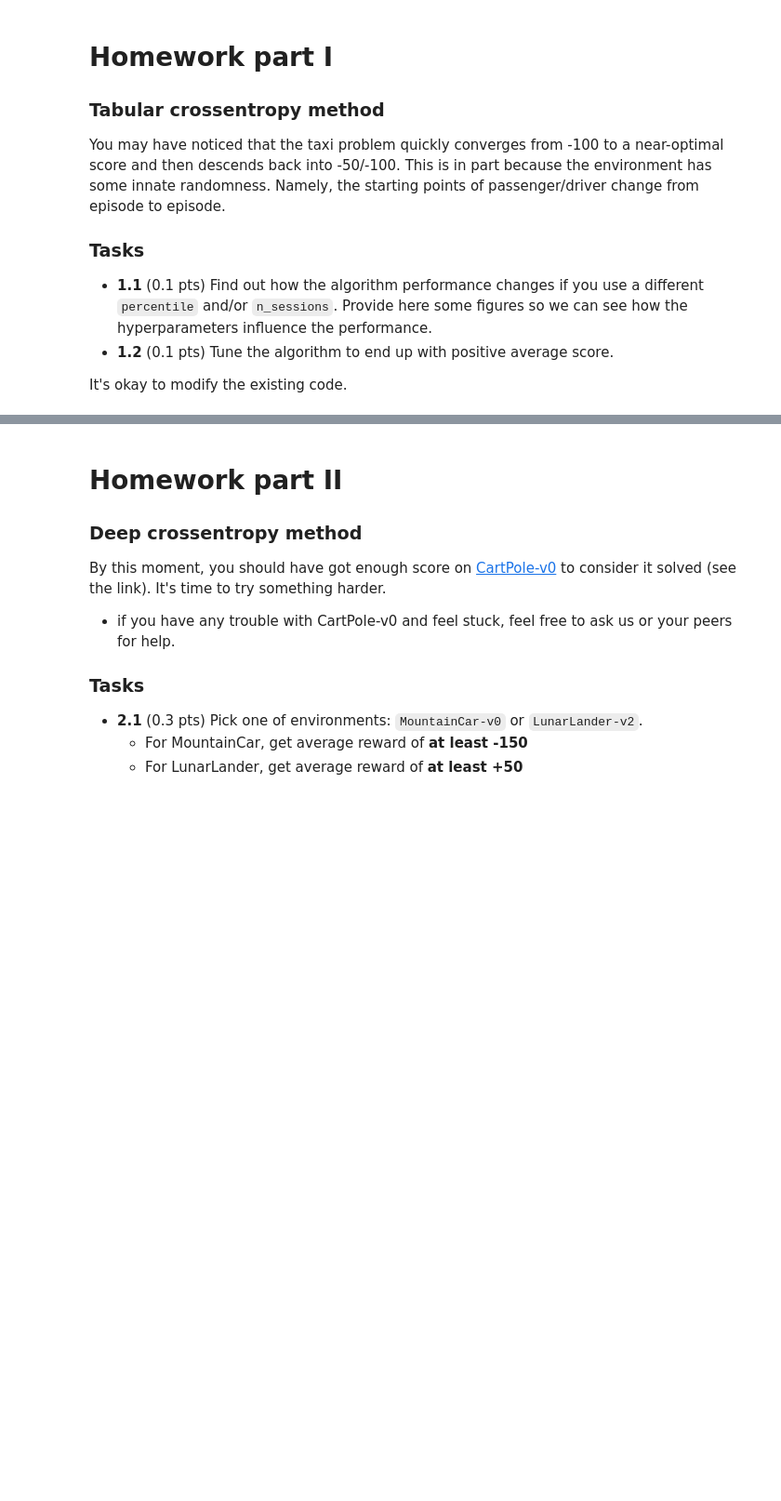
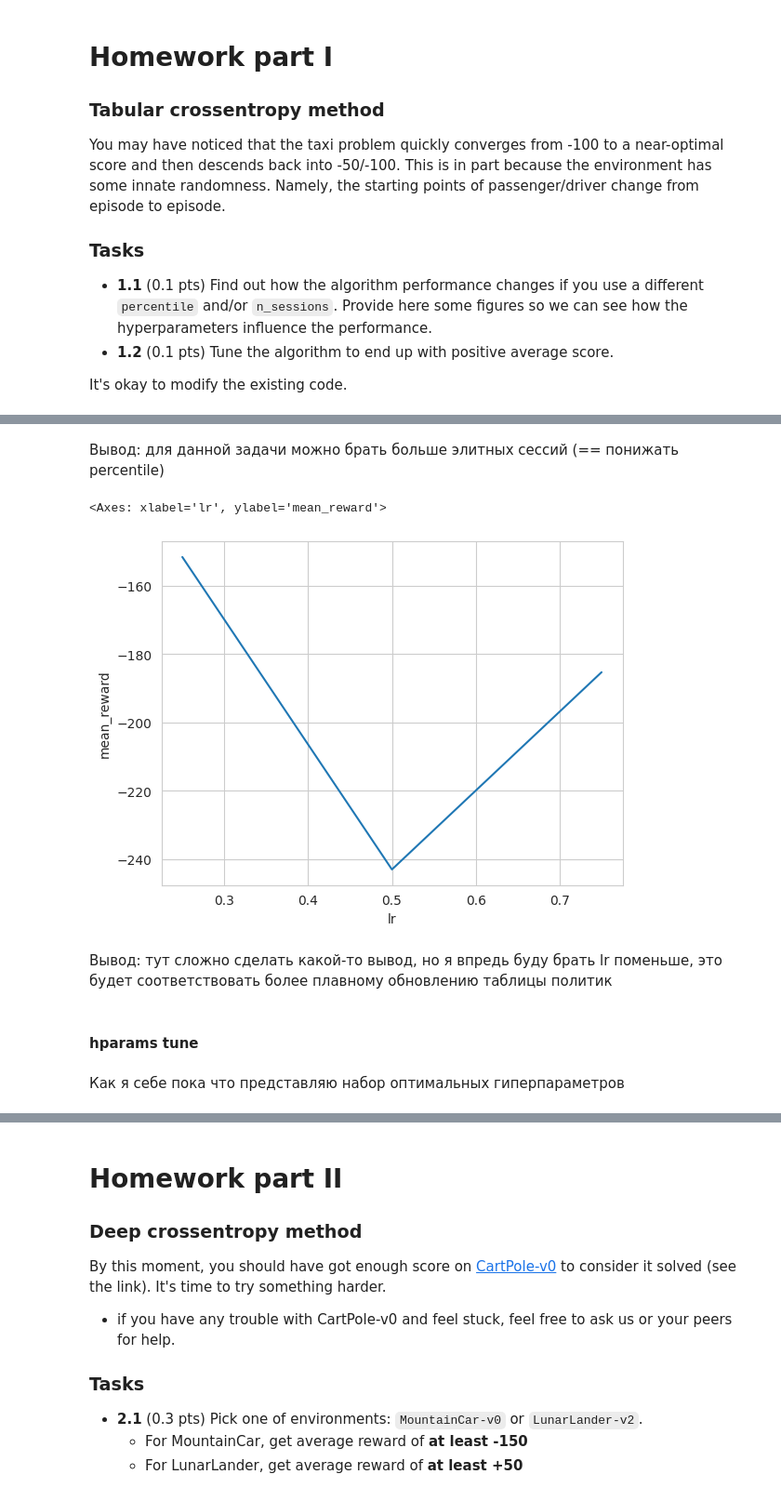
Before and after one commit to voorhs/rl, a Jupyter notebook: hw1/deep_crossentropy_method.ipynb, the cells around one changed output, grey strips where cells are left out. Shown at 93% size. Saved outputs shown, nothing was run; the diff lists cells and outputs as text; code cells hidden in the pictures; blank space fills up the shorter version.

```diff
--- a/hw1/deep_crossentropy_method.ipynb
+++ b/hw1/deep_crossentropy_method.ipynb
@@ -358,0 +404,14 @@ json.dump(logs, open('logs.json', 'w'))
+# %% [markdown]
+Вывод: для данной задачи можно брать больше элитных сессий (== понижать percentile)
+# %%
+mask = (df.n_sessions == 256) & (df.percentile == 50)
+sns.lineplot(data=df[mask], x='lr', y='mean_reward')
+# %% [output]
+<Axes: xlabel='lr', ylabel='mean_reward'>
+[figure, added]
+# %% [markdown]
+Вывод: тут сложно сделать какой-то вывод, но я впредь буду брать lr поменьше, это будет соответствовать более плавному обновлению таблицы политик
+# %% [markdown]
+#### hparams tune
+# %% [markdown]
+Как я себе пока что представляю набор оптимальных гиперпараметров
```
Also changed, not shown: parts of 9 cells of this notebook, 2 other files.
